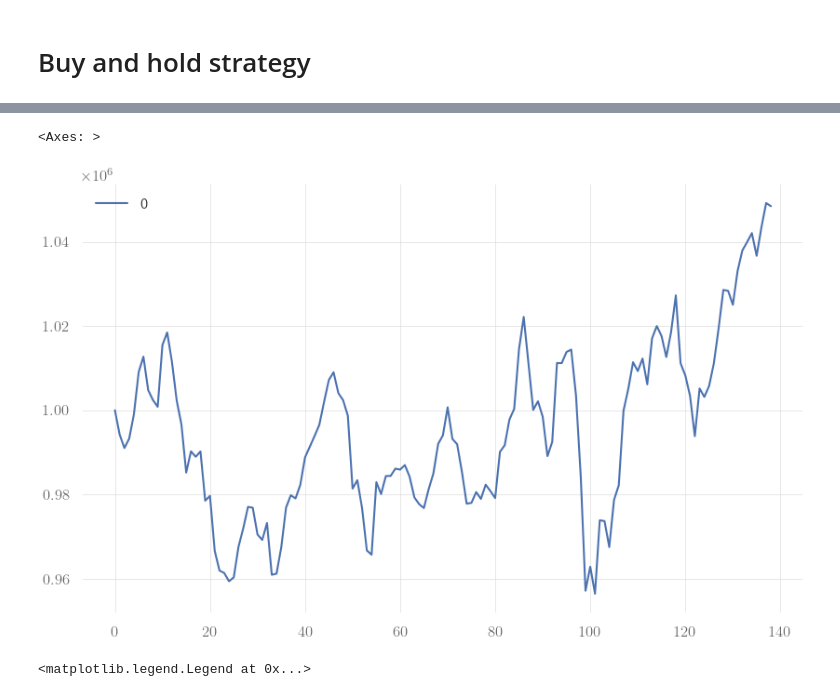
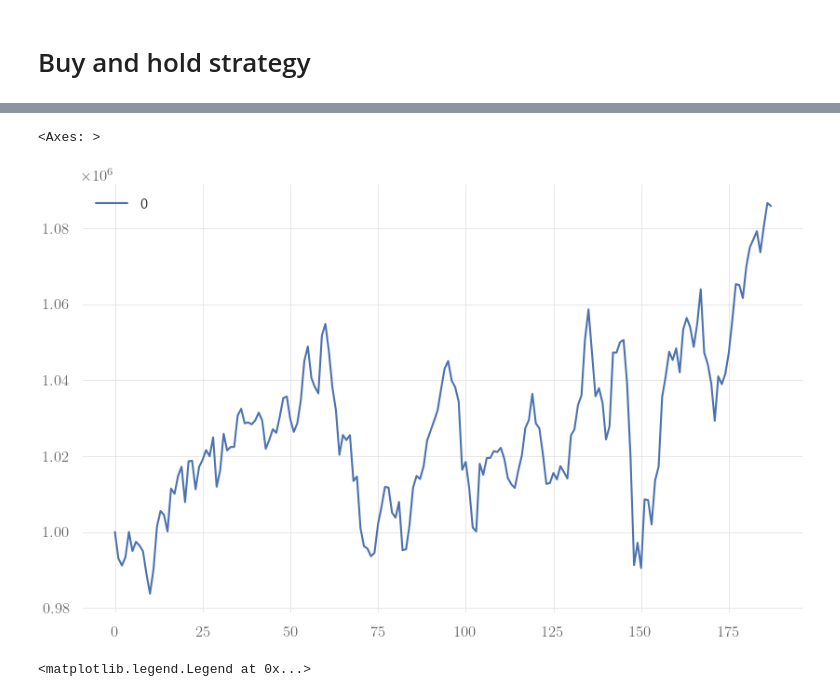
Before and after one commit to Versus-91/Thesis, a Jupyter notebook: drl.ipynb, the cells around one changed output, grey strips where cells are left out. Drawn from its saved outputs; the diff is of its cells as text; code cells hidden in the pictures.

```diff
--- a/drl.ipynb
+++ b/drl.ipynb
@@ -89,7 +89,7 @@ Food & tobacco                                        1
 Retail hospitality                                    1
 Name: count, dtype: int64
 # %%
-TRAIN_START_DATE = '2010-01-01'
+TRAIN_START_DATE = '2015-01-01'
 TRAIN_END_DATE = '2023-12-30'
 TEST_START_DATE = '2024-01-01'
 TEST_END_DATE = '2024-10-01'
@@ -468,21 +560,21 @@ test._asset_memory['final']
 # Buy and hold strategy
 # %%
 from finrl.meta.env_portfolio_optimization.env_portfolio_optimization import PortfolioOptimizationEnv
-environment_train = PortfolioOptimizationEnv(
+environment_train_buy_and_hold = PortfolioOptimizationEnv(
     test_data,
     initial_amount=1000000,
     comission_fee_pct=0.0025,
-    time_window=50,
+    time_window=1,
     features=["close", "high", "low"],
     normalize_df=None
 )
 terminated = False
 
-environment_train.reset()
+environment_train_buy_and_hold.reset()
 
 while not terminated:
     action = [0] + [1/stock_dimension] * stock_dimension
-    _, _, terminated, _ = environment_train.step(
+    _, _, terminated, _ = environment_train_buy_and_hold.step(
         np.array(action, dtype=np.float32))
 # %% [output]
 =================================
@@ -494,9 +586,8 @@ Sharpe ratio: 0.7897540666800257
 =================================
 # %%
-buy_and_hold_train = environment_train._asset_memory["final"]
-buy_and_hold_weights_train = environment_train._final_weights
+buy_and_hold_train = environment_train_buy_and_hold._asset_memory["final"]
+buy_and_hold_weights_train = environment_train_buy_and_hold._final_weights
 buy_and_hold_weights_df = pd.DataFrame(buy_and_hold_weights_train)
-buy_and_hold_account_df = pd.DataFrame(buy_and_hold_train)
+buy_and_hold_account_df = pd.DataFrame(buy_and_hold_train,environment_train_buy_and_hold._date_memory)
 buy_and_hold_weights_df.drop(buy_and_hold_weights_df.columns[0],axis=1,inplace=True)
 buy_and_hold_weights_df.columns = train_data.tic.unique()
-buy_and_hold_weights_df.head(100)
@@ -517,8 +615,8 @@ buy_and_hold_weights_df.head(100)
 # %%
-buy_and_hold_account_df.plot()
+buy_and_hold_account_df.plot(x='0')
 # %% [output]
 <Axes: >
-[figure, old version]
+[figure, new version]
 # %%
 buy_and_hold_weights_df.head()
 buy_and_hold_weights_df.iloc[1:,1:].plot().legend(ncol=8,bbox_transform=plt.gcf().transFigure, bbox_to_anchor=(1,0))
```
Also changed, not shown: parts of 30 cells of this notebook, 5 other files.
